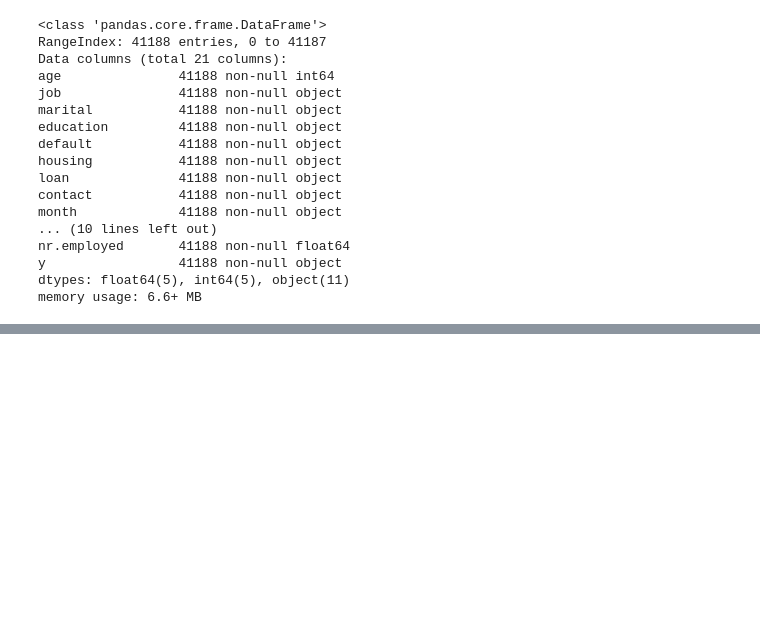
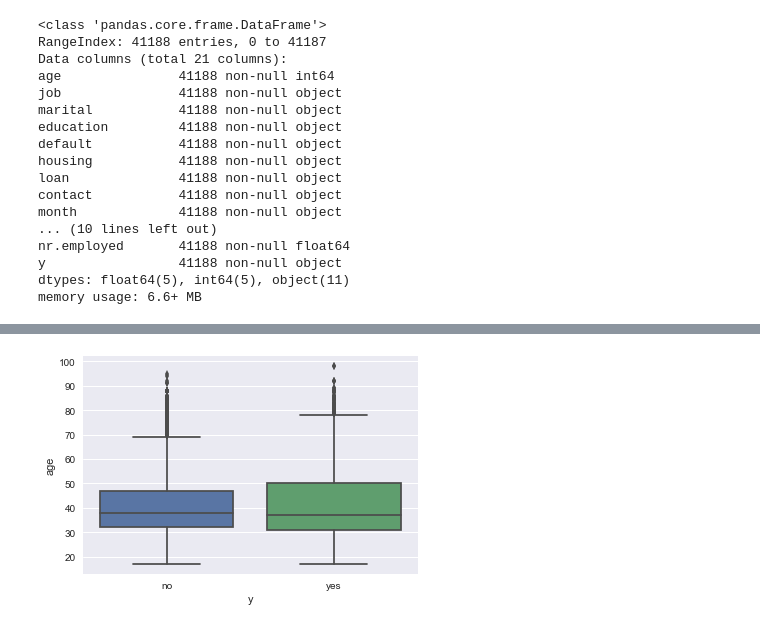
Before and after one commit to leighirving/bank-marketing, a Jupyter notebook: campaign-classification.ipynb, the cells around one changed output, grey strips where cells are left out. Cells and saved outputs as stored; diff of their text form; code cells hidden in the pictures; blank space fills up the shorter version.

```diff
--- a/campaign-classification.ipynb
+++ b/campaign-classification.ipynb
@@ -70,0 +77,4 @@ data.describe()
+# %%
+sns.boxplot(x='y', y='age',data=data);
+# %% [output]
+[figure, added]
```
Also changed, not shown: parts of 9 cells of this notebook.
